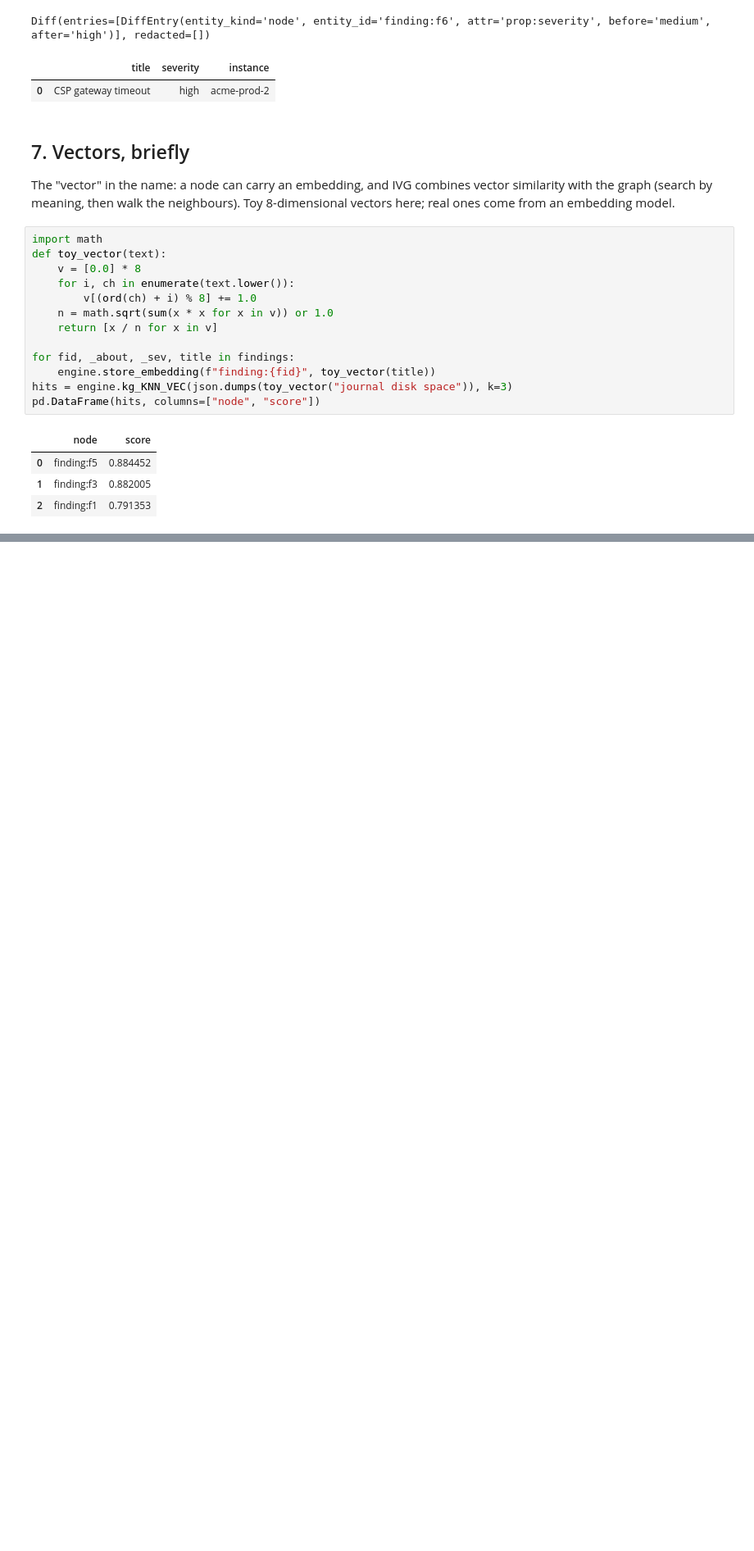
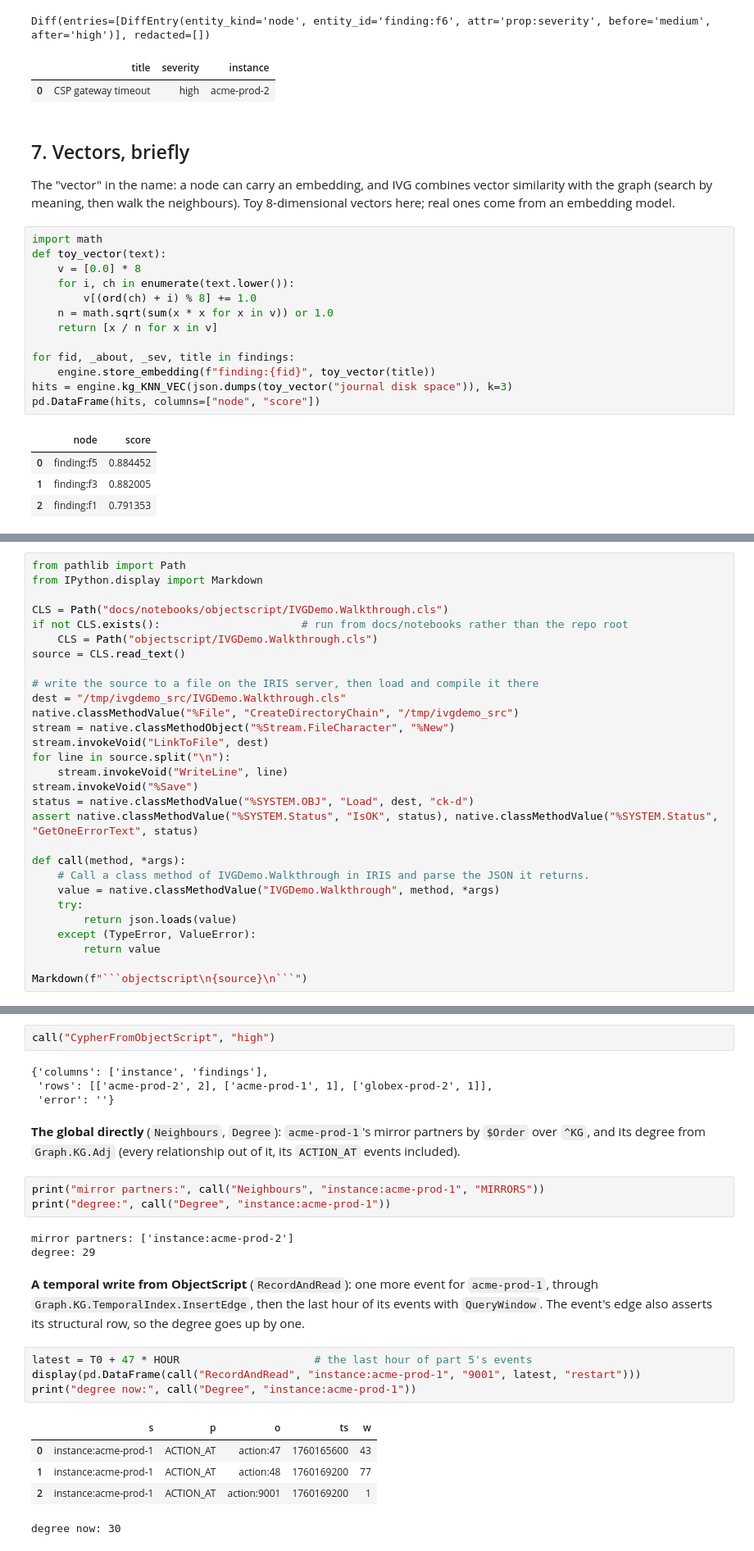
Before and after one commit to intersystems-community/iris-vector-graph, a Jupyter notebook: docs/notebooks/ivg_walkthrough.ipynb, the cells around one changed output, grey strips where cells are left out. Shown at 82% size. Saved outputs shown, nothing was run; the diff lists cells and outputs as text; blank space fills up the shorter version.

````diff
--- a/docs/notebooks/ivg_walkthrough.ipynb
+++ b/docs/notebooks/ivg_walkthrough.ipynb
@@ -538,0 +558,29 @@ pd.DataFrame(hits, columns=["node", "score"])
+# %%
+from pathlib import Path
+from IPython.display import Markdown
+
+CLS = Path("docs/notebooks/objectscript/IVGDemo.Walkthrough.cls")
+if not CLS.exists():                      # run from docs/notebooks rather than the repo root
+    CLS = Path("objectscript/IVGDemo.Walkthrough.cls")
+source = CLS.read_text()
+
+# write the source to a file on the IRIS server, then load and compile it there
+dest = "/tmp/ivgdemo_src/IVGDemo.Walkthrough.cls"
+native.classMethodValue("%File", "CreateDirectoryChain", "/tmp/ivgdemo_src")
+stream = native.classMethodObject("%Stream.FileCharacter", "%New")
+stream.invokeVoid("LinkToFile", dest)
+for line in source.split("\n"):
+    stream.invokeVoid("WriteLine", line)
+stream.invokeVoid("%Save")
+status = native.classMethodValue("%SYSTEM.OBJ", "Load", dest, "ck-d")
+assert native.classMethodValue("%SYSTEM.Status", "IsOK", status), native.classMethodValue("%SYSTEM.Status", "GetOneErrorText", status)
+
+def call(method, *args):
+    # Call a class method of IVGDemo.Walkthrough in IRIS and parse the JSON it returns.
+    value = native.classMethodValue("IVGDemo.Walkthrough", method, *args)
+    try:
+        return json.loads(value)
+    except (TypeError, ValueError):
+        return value
+
+Markdown(f"```objectscript\n{source}\n```")
@@ -538,0 +652,29 @@ pd.DataFrame(hits, columns=["node", "score"])
+# %%
+call("CypherFromObjectScript", "high")
+# %% [output]
+{'columns': ['instance', 'findings'],
+ 'rows': [['acme-prod-2', 2], ['acme-prod-1', 1], ['globex-prod-2', 1]],
+ 'error': ''}
+# %% [markdown]
+**The global directly** (`Neighbours`, `Degree`): `acme-prod-1`'s mirror partners by `$Order` over `^KG`, and its degree
+from `Graph.KG.Adj` (every relationship out of it, its `ACTION_AT` events included).
+# %%
+print("mirror partners:", call("Neighbours", "instance:acme-prod-1", "MIRRORS"))
+print("degree:", call("Degree", "instance:acme-prod-1"))
+# %% [output]
+mirror partners: ['instance:acme-prod-2']
+degree: 29
+# %% [markdown]
+**A temporal write from ObjectScript** (`RecordAndRead`): one more event for `acme-prod-1`, through
+`Graph.KG.TemporalIndex.InsertEdge`, then the last hour of its events with `QueryWindow`. The event's edge also asserts
+its structural row, so the degree goes up by one.
+# %%
+latest = T0 + 47 * HOUR                     # the last hour of part 5's events
+display(pd.DataFrame(call("RecordAndRead", "instance:acme-prod-1", "9001", latest, "restart")))
+print("degree now:", call("Degree", "instance:acme-prod-1"))
+# %% [output]
+|  | s | p | o | ts | w |
+| 0 | instance:acme-prod-1 | ACTION_AT | action:47 | 1760165600 | 43 |
+| 1 | instance:acme-prod-1 | ACTION_AT | action:48 | 1760169200 | 77 |
+| 2 | instance:acme-prod-1 | ACTION_AT | action:9001 | 1760169200 | 1 |
+degree now: 30
````
Also changed, not shown: parts of 13 cells of this notebook, 3 other files.
